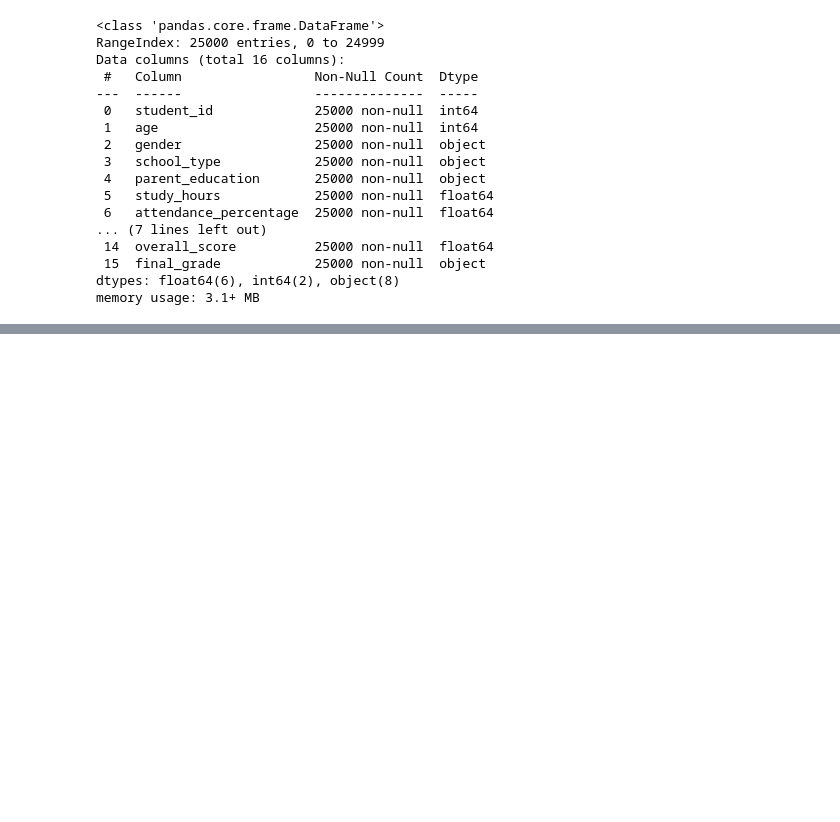
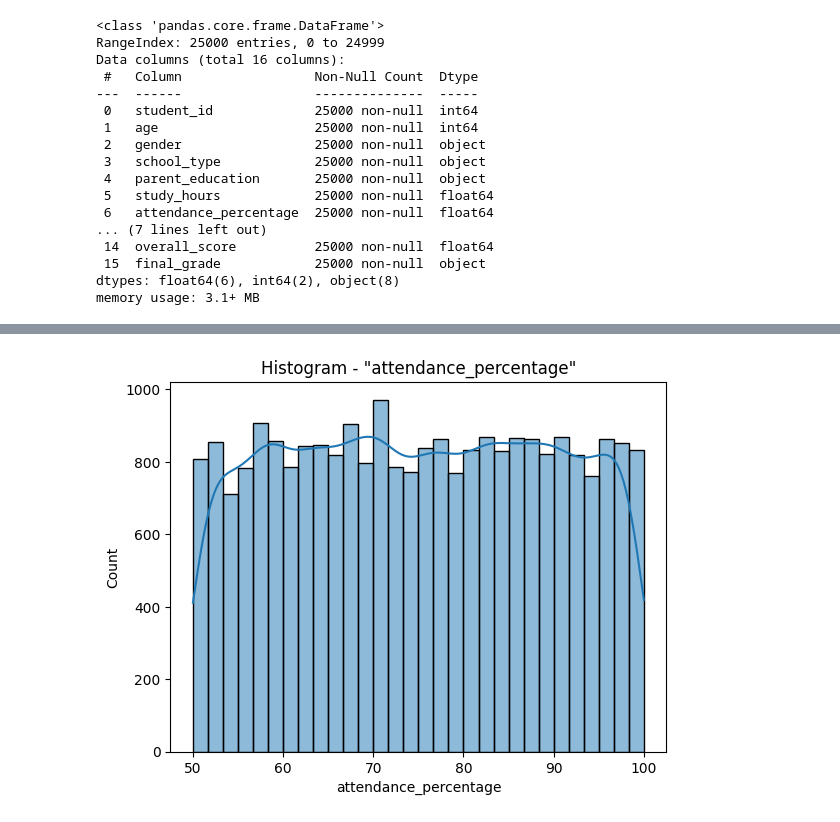
Before and after one commit to gabriellfelipe7/ClassificationStudies_StudentPerformance, a Jupyter notebook: Exploratory_Analysis.ipynb, the cells around one changed output, grey strips where cells are left out. Saved outputs shown, nothing was run; the diff lists cells and outputs as text; code cells hidden in the pictures; blank space fills up the shorter version.

```diff
--- a/Exploratory_Analysis.ipynb
+++ b/Exploratory_Analysis.ipynb
@@ -73,0 +90,6 @@ Most of our variables are stores as objects types, this is not interesting when
+# %%
+sns.histplot(data['attendance_percentage'], kde = True)
+plt.title('Histogram - "attendance_percentage"')
+plt.show()
+# %% [output]
+[figure, added]
```
Also changed, not shown: parts of 9 cells of this notebook.
